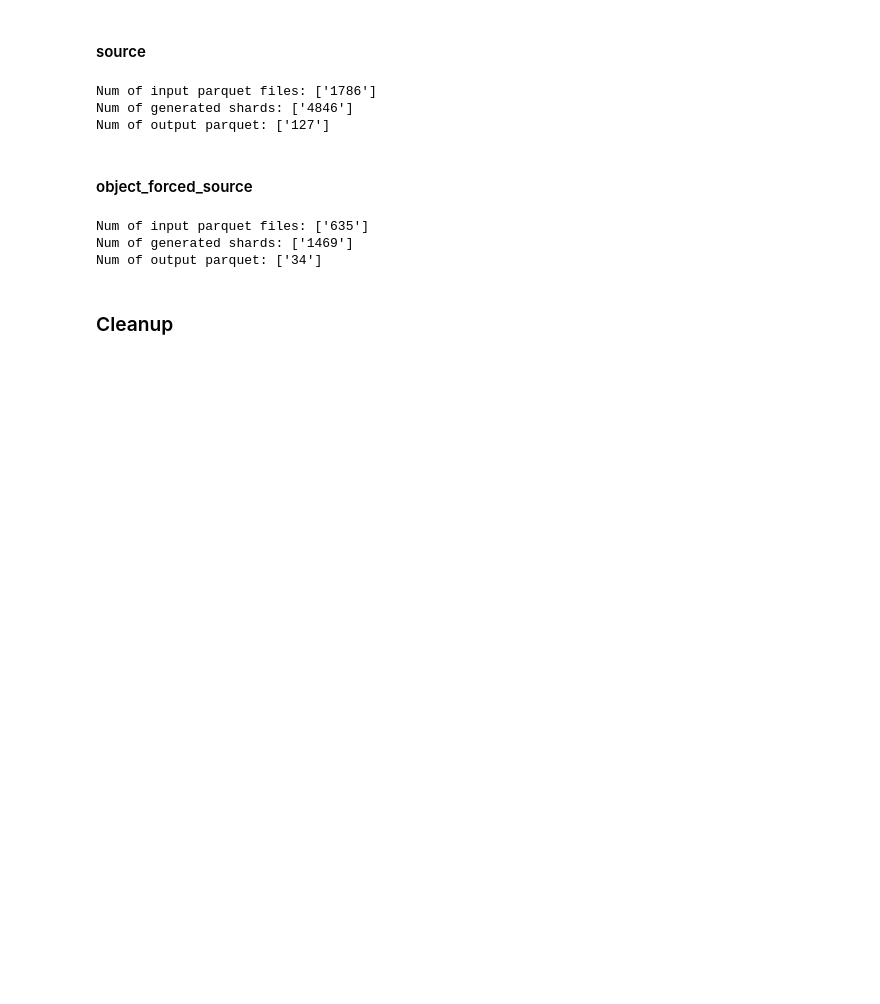
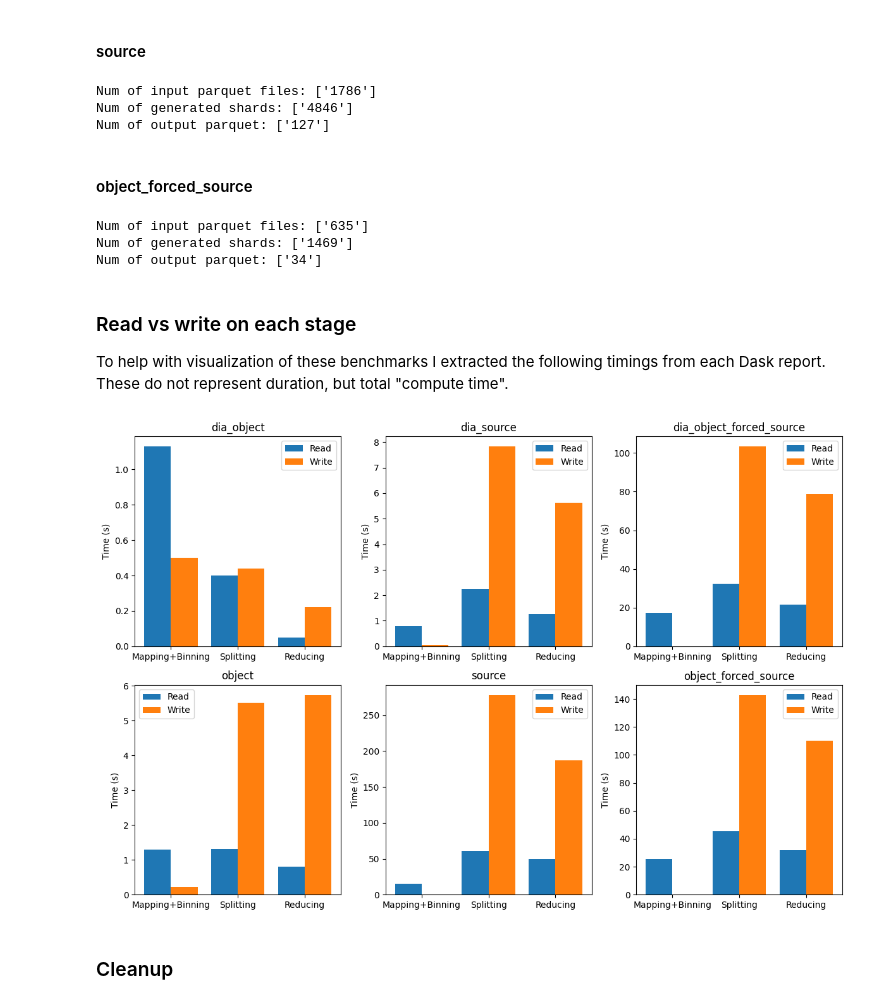
Before and after one commit to lincc-frameworks/notebooks_lf, a Jupyter notebook: sprints/2025/04_17/dash_benchmarks/bench.ipynb, the cells around one changed output. Saved outputs shown, nothing was run; the diff lists cells and outputs as text; code cells hidden in the pictures; blank space fills up the shorter version.

Commit message:
Add some additional plots

```diff
--- a/sprints/2025/04_17/dash_benchmarks/bench.ipynb
+++ b/sprints/2025/04_17/dash_benchmarks/bench.ipynb
@@ -216,3 +216,7 @@ profile_import(args)
 Num of input parquet files: ['635']
 Num of generated shards: ['1469']
 Num of output parquet: ['34']
+# %% [markdown]
+### Read vs write on each stage
+
+To help with visualization of these benchmarks I extracted the following timings from each Dask report. These do not represent duration, but total "compute time".
@@ -219,3 +226,40 @@ Num of output parquet: ['34']
+# %%
+stages = ["Mapping+Binning", "Splitting", "Reducing"]
+
+read_times = {
+    "dia_object": [1.13, 0.4, 0.05],
+    "dia_source": [0.79, 2.24, 1.27],
+    "dia_object_forced_source": [17.28, 32.23, 21.42],
+    "object": [1.3, 1.32, 0.8],
+    "source": [15.61, 60.72, 49.87],
+    "object_forced_source": [25.26, 45.36, 31.92]
+}
+write_times = {
+    "dia_object": [0.5, 0.44, 0.22],
+    "dia_source": [0.04, 7.83, 5.63],
+    "dia_object_forced_source": [0.05, 103.36, 78.86],
+    "object": [0.22, 5.51, 5.74],
+    "source": [0.25, 278.36, 187.02],
+    "object_forced_source": [0.18, 142.89, 109.97]
+}
+# %%
+fig, axes = plt.subplots(2, 3, figsize=(12, 8))
+axes = axes.flatten()
+x = np.arange(3)
+
+for i, key in enumerate(read_times.keys()):
+    axes[i].bar(x - 0.2, read_times[key], width=0.4, label='Read')
+    axes[i].bar(x + 0.2, write_times[key], width=0.4, label='Write')
+    axes[i].set_title(key)
+    axes[i].set_ylabel('Time (s)')
+    axes[i].set_xticks(x)
+    axes[i].set_xticklabels([stages[j] for j in range(3)])
+    axes[i].legend()
+
+plt.tight_layout()
+plt.show()
+# %% [output]
+[figure, added]
 # %% [markdown]
 ### Cleanup
 # %%
```
Also changed, not shown: parts of 1 cell of this notebook.
